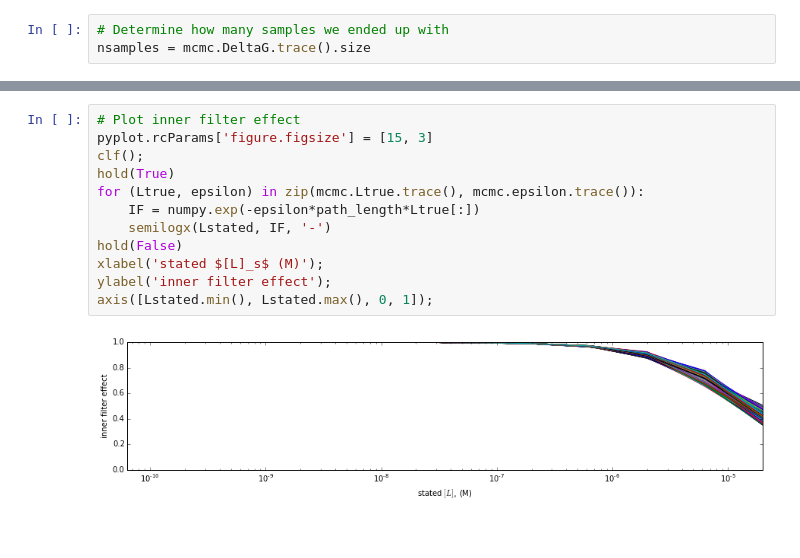
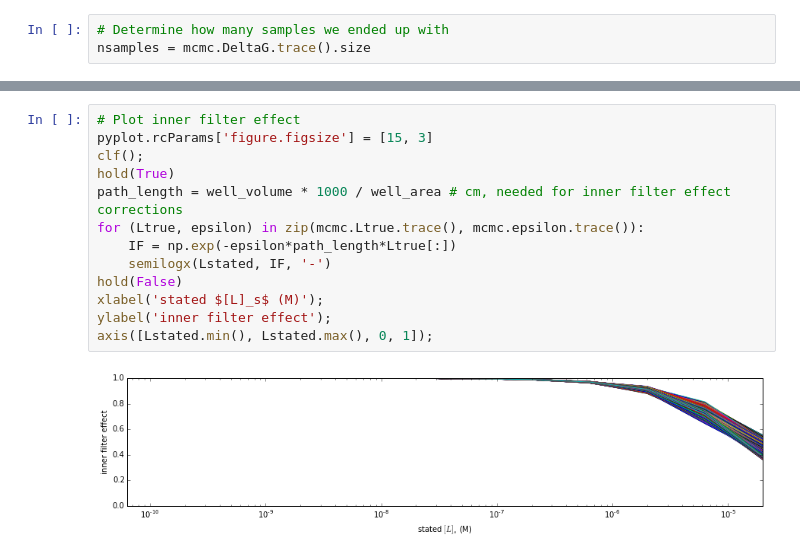
Before and after one commit to choderalab/assaytools, a Jupyter notebook: examples/fitting-fluorescence-titration-assay/fitting-fluorescence-titration-assay.ipynb, the cells around one changed output, grey strips where cells are left out. Cells and saved outputs as stored; diff of their text form.

```diff
--- a/examples/fitting-fluorescence-titration-assay/fitting-fluorescence-titration-assay.ipynb
+++ b/examples/fitting-fluorescence-titration-assay/fitting-fluorescence-titration-assay.ipynb
@@ -260,14 +261,15 @@ title('histogram of ligand extinction coefficient $\epsilon$');
 # %%
 # Plot inner filter effect
 pyplot.rcParams['figure.figsize'] = [15, 3]
 clf();
 hold(True)
+path_length = well_volume * 1000 / well_area # cm, needed for inner filter effect corrections
 for (Ltrue, epsilon) in zip(mcmc.Ltrue.trace(), mcmc.epsilon.trace()):
-    IF = numpy.exp(-epsilon*path_length*Ltrue[:])
+    IF = np.exp(-epsilon*path_length*Ltrue[:])
     semilogx(Lstated, IF, '-')
 hold(False)
 xlabel('stated $[L]_s$ (M)');
 ylabel('inner filter effect');
 axis([Lstated.min(), Lstated.max(), 0, 1]);
 # %% [output]
-[figure, old version]
+[figure, new version]
```
Also changed, not shown: parts of 16 cells of this notebook, 1 other file.
